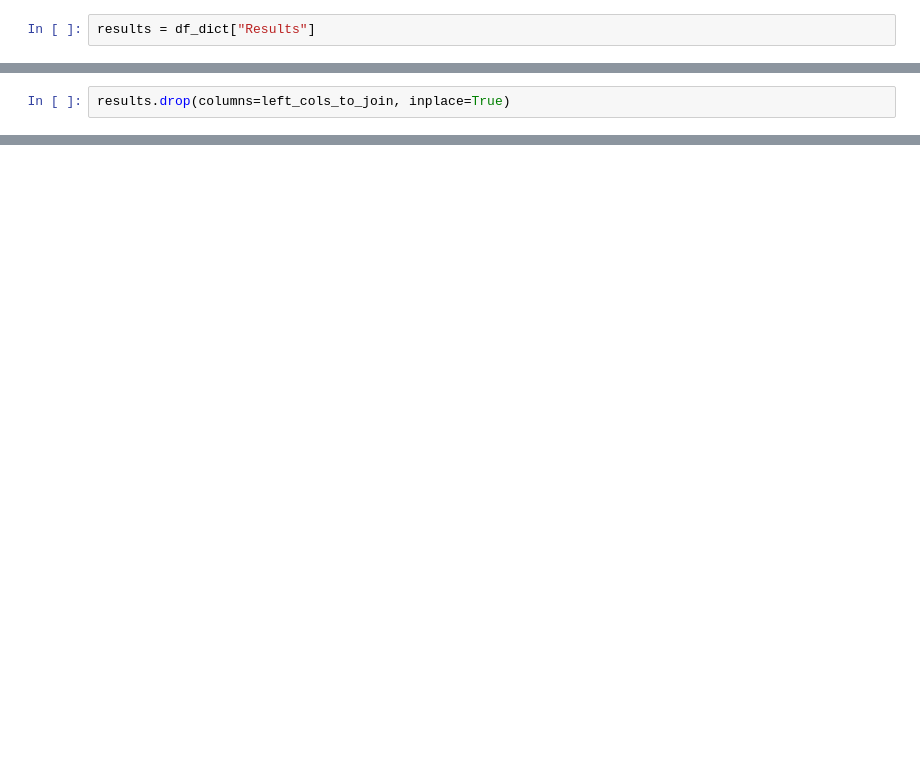
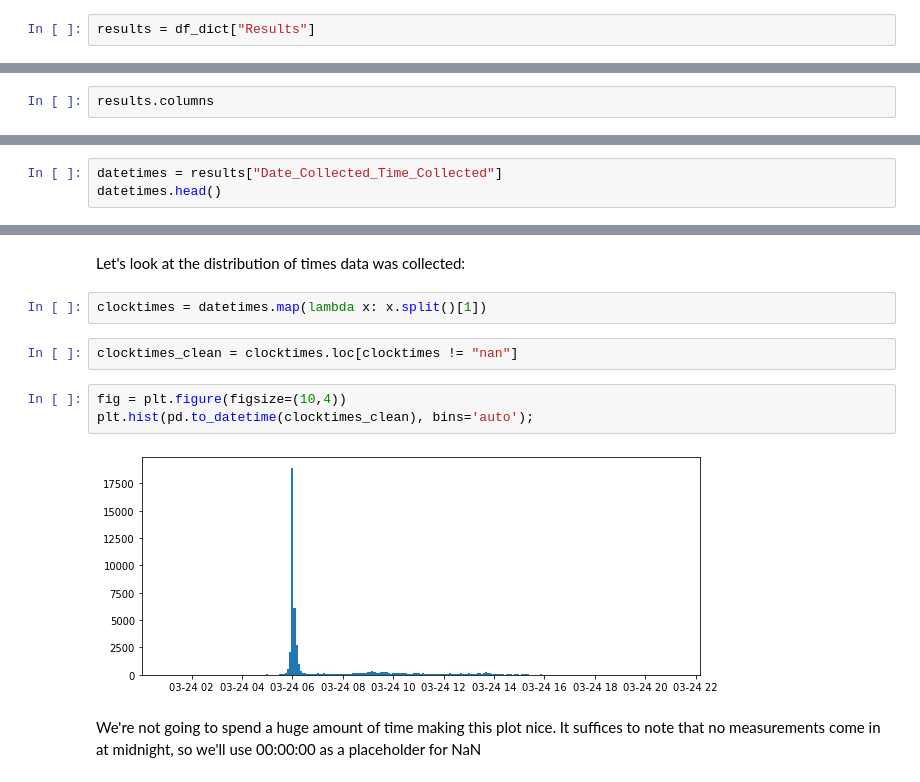
Before and after one commit to codeforboston/safe-water, a Jupyter notebook: projects/crwa/notebooks/njin-eda.ipynb, the cells around one changed output, grey strips where cells are left out. Drawn from its saved outputs; the diff is of its cells as text; blank space fills up the shorter version.

Commit message:
partial cleaning

```diff
--- a/projects/crwa/notebooks/njin-eda.ipynb
+++ b/projects/crwa/notebooks/njin-eda.ipynb
@@ -146,2 +194,2 @@ for left_col, right_col, df_name in zip(left_cols_to_join, right_cols_to_join, d
 # %%
-results.drop(columns=left_cols_to_join, inplace=True)
+results.columns
@@ -163,0 +229,3 @@ results
+# %%
+datetimes = results["Date_Collected_Time_Collected"]
+datetimes.head()
@@ -163,0 +239,13 @@ results
+# %% [markdown]
+Let's look at the distribution of times data was collected:
+# %%
+clocktimes = datetimes.map(lambda x: x.split()[1])
+# %%
+clocktimes_clean = clocktimes.loc[clocktimes != "nan"]
+# %%
+fig = plt.figure(figsize=(10,4))
+plt.hist(pd.to_datetime(clocktimes_clean), bins='auto');
+# %% [output]
+[figure, added]
+# %% [markdown]
+We're not going to spend a huge amount of time making this plot nice. It suffices to note that no measurements come in at midnight, so we'll use 00:00:00 as a placeholder for NaN
```
Also changed, not shown: parts of 41 cells of this notebook.
